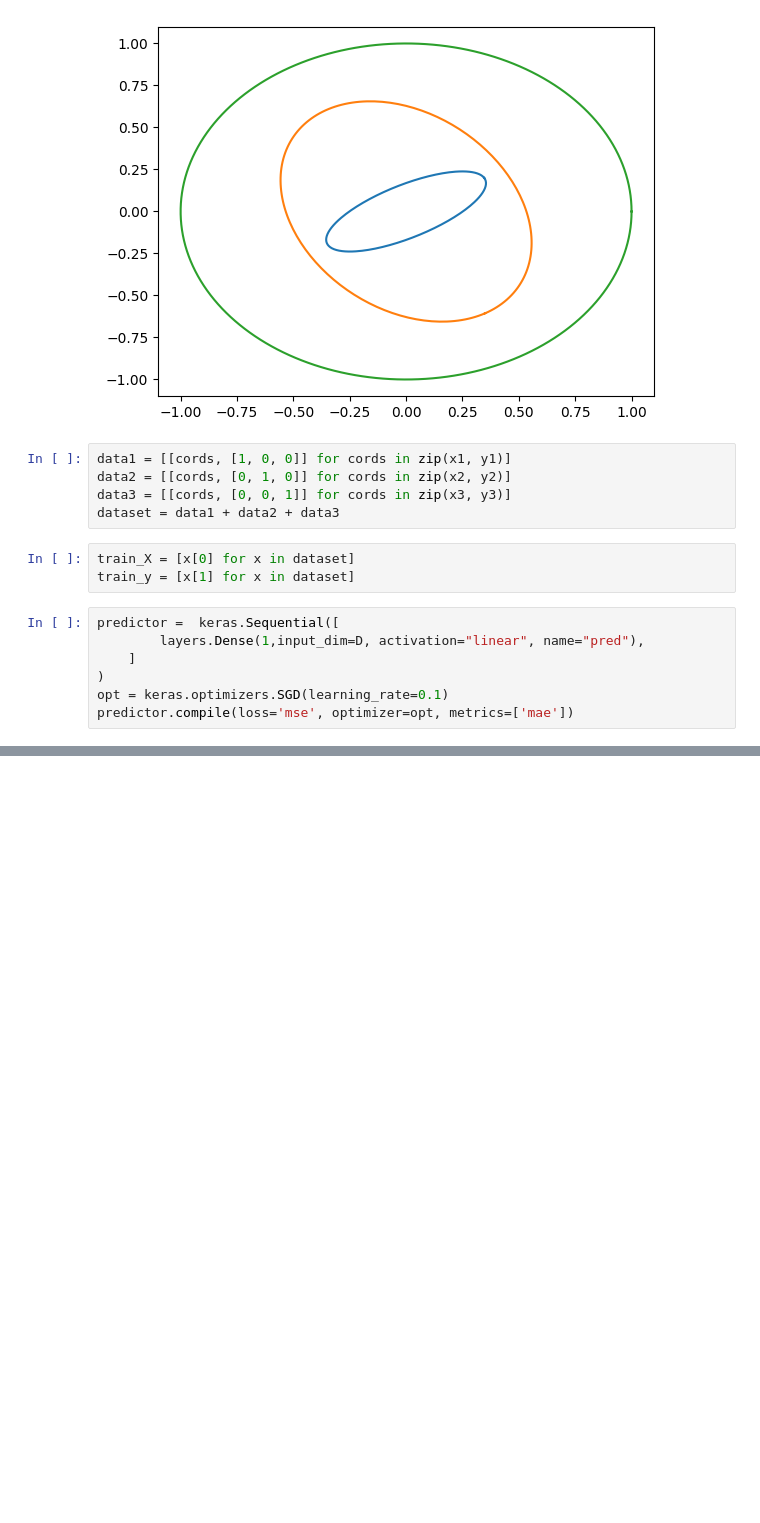
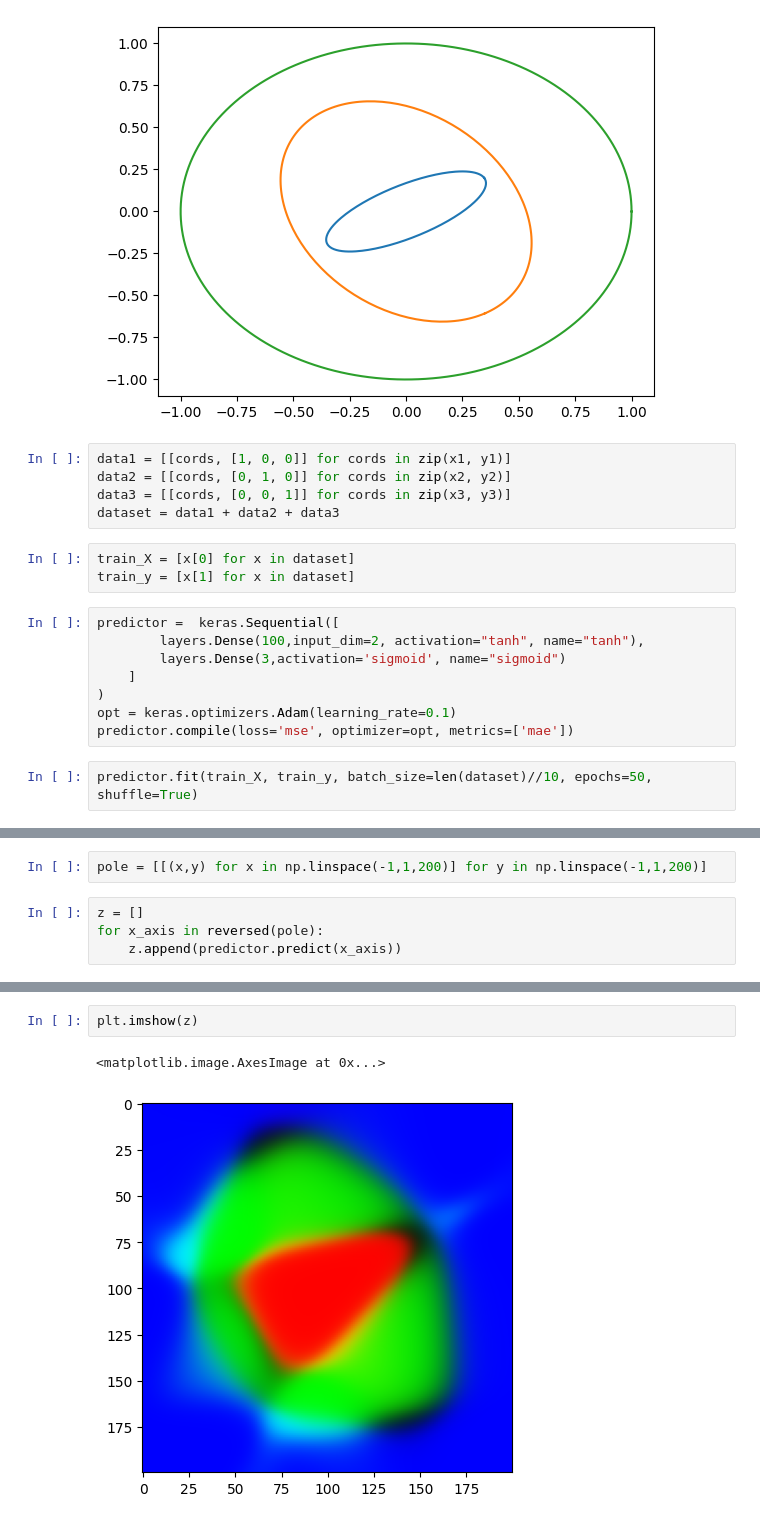
Before and after one commit to gametwix/Neuroinformatics, a Jupyter notebook: Lab3/main.ipynb, the cells around one changed output, grey strips where cells are left out. Drawn from its saved outputs; the diff is of its cells as text; blank space fills up the shorter version.

```diff
--- a/Lab3/main.ipynb
+++ b/Lab3/main.ipynb
@@ -48,8 +41,11 @@ train_X = [x[0] for x in dataset]
 train_y = [x[1] for x in dataset]
 # %%
 predictor =  keras.Sequential([
-        layers.Dense(1,input_dim=D, activation="linear", name="pred"),
+        layers.Dense(100,input_dim=2, activation="tanh", name="tanh"),
+        layers.Dense(3,activation='sigmoid', name="sigmoid")
     ]
 )
-opt = keras.optimizers.SGD(learning_rate=0.1)
+opt = keras.optimizers.Adam(learning_rate=0.1)
 predictor.compile(loss='mse', optimizer=opt, metrics=['mae'])
+# %%
+predictor.fit(train_X, train_y, batch_size=len(dataset)//10, epochs=50, shuffle=True)
@@ -55,0 +73,6 @@ predictor.compile(loss='mse', optimizer=opt, metrics=['mae'])
+# %%
+pole = [[(x,y) for x in np.linspace(-1,1,200)] for y in np.linspace(-1,1,200)]
+# %%
+z = []
+for x_axis in reversed(pole):
+    z.append(predictor.predict(x_axis))
@@ -55,0 +97,5 @@ predictor.compile(loss='mse', optimizer=opt, metrics=['mae'])
+# %%
+plt.imshow(z)
+# %% [output]
+<matplotlib.image.AxesImage at 0x...>
+[figure, added]
```
Also changed, not shown: parts of 4 cells of this notebook.
